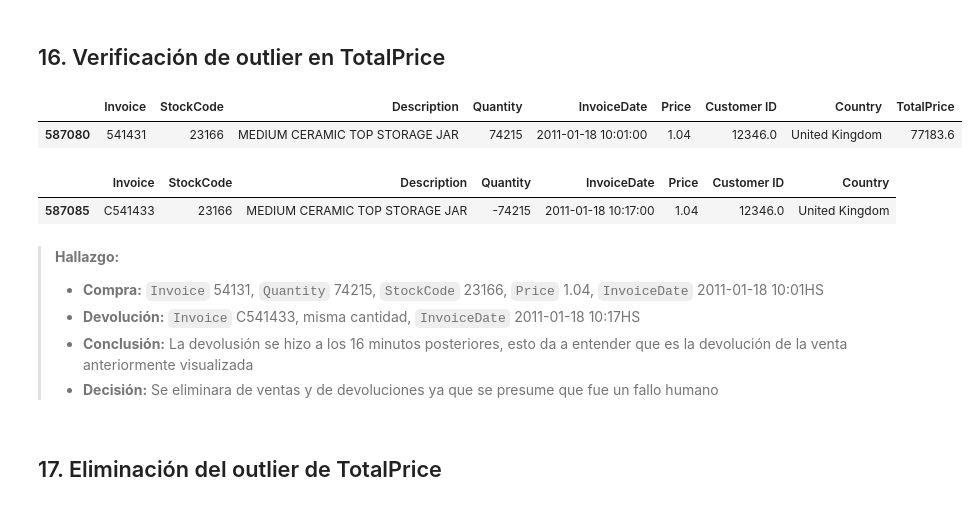
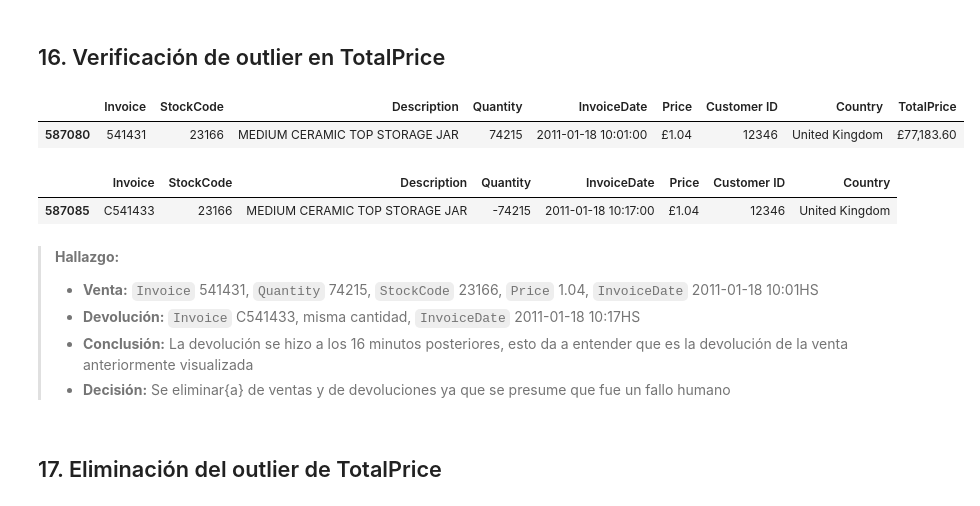
Before and after one commit to Bootcamp-DA-P3/Proyecto_EDA_Exploratory_Data_Analysis_Franco, a Jupyter notebook: notebooks/01_eda_online_retail.ipynb, the cells around one changed output. Drawn from its saved outputs; the diff is of its cells as text; code cells hidden in the pictures.

```diff
--- a/notebooks/01_eda_online_retail.ipynb
+++ b/notebooks/01_eda_online_retail.ipynb
@@ -8,6 +8,8 @@ import numpy as np
 import matplotlib.pyplot as plt
 import seaborn as sns
 
+pd.options.display.float_format = '{:,.2f}'.format
+
 df=pd.read_csv("../data/online_retail_II.csv")
 df.head()
 # %% [output]
@@ -45,6 +47,7 @@ memory usage: 65.1 MB
 ## 3. Filtrado de clientes sin ID
 # %%
 df_clean = df.dropna(subset=['Customer ID'])
+df_clean['Customer ID'] = df_clean['Customer ID'].astype(int)
 df_clean.shape
 # %% [output]
 (824364, 8)
@@ -242,21 +234,21 @@ Name: TotalPrice, dtype: float64
 # %% [markdown]
 ## 16. Verificación de outlier en TotalPrice
 # %%
-ventas[ventas['TotalPrice'] == 77183.6]
+ventas[ventas['TotalPrice'] == 77183.6].style.format({'Price': '£{:,.2f}', 'TotalPrice': '£{:,.2f}'})
 # %% [output]
 |  | Invoice | StockCode | Description | Quantity | InvoiceDate | Price | Customer ID | Country | TotalPrice |
-| 587080 | 541431 | 23166 | MEDIUM CERAMIC TOP STORAGE JAR | 74215 | 2011-01-18 10:01:00 | 1.04 | 12346.0 | United Kingdom | 77183.6 |
+| 587080 | 541431 | 23166 | MEDIUM CERAMIC TOP STORAGE JAR | 74215 | 2011-01-18 10:01:00 | £1.04 | 12346 | United Kingdom | £77,183.60 |
 # %%
-devoluciones[(devoluciones['StockCode'] == '23166') & (devoluciones['Customer ID'] == 12346)]
+devoluciones[(devoluciones['StockCode'] == '23166') & (devoluciones['Customer ID'] == 12346)].style.format({'Price': '£{:,.2f}'})
 # %% [output]
 |  | Invoice | StockCode | Description | Quantity | InvoiceDate | Price | Customer ID | Country |
-| 587085 | C541433 | 23166 | MEDIUM CERAMIC TOP STORAGE JAR | -74215 | 2011-01-18 10:17:00 | 1.04 | 12346.0 | United Kingdom |
+| 587085 | C541433 | 23166 | MEDIUM CERAMIC TOP STORAGE JAR | -74215 | 2011-01-18 10:17:00 | £1.04 | 12346 | United Kingdom |
 # %% [markdown]
 > **Hallazgo:**
-> - **Compra:** `Invoice` 54131, `Quantity` 74215, `StockCode` 23166, `Price` 1.04, `InvoiceDate` 2011-01-18 10:01HS
+> - **Venta:** `Invoice` 541431, `Quantity` 74215, `StockCode` 23166, `Price` 1.04, `InvoiceDate` 2011-01-18 10:01HS
 > - **Devolución:** `Invoice` C541433, misma cantidad, `InvoiceDate` 2011-01-18 10:17HS
-> - **Conclusión:**  La devolusión se hizo a los 16 minutos posteriores, esto da a entender que es la devolución de la venta anteriormente visualizada
-> - **Decisión:** Se eliminara de ventas y de devoluciones ya que se presume que fue un fallo humano
+> - **Conclusión:**  La devolución se hizo a los 16 minutos posteriores, esto da a entender que es la devolución de la venta anteriormente visualizada
+> - **Decisión:** Se eliminar{a} de ventas y de devoluciones ya que se presume que fue un fallo humano
 # %% [markdown]
 ## 17. Eliminación del outlier de TotalPrice
 # %%
```
Also changed, not shown: parts of 11 cells of this notebook.
